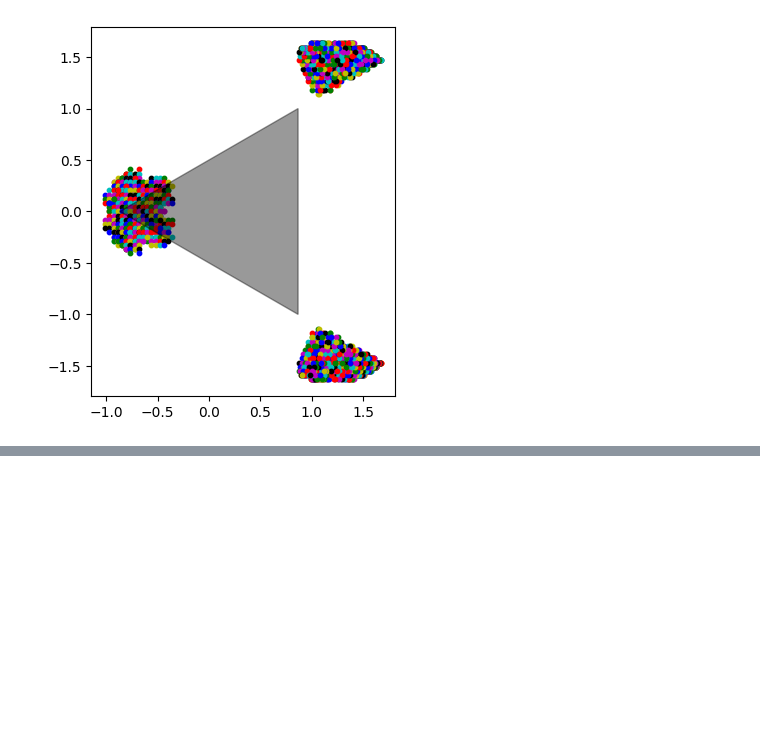
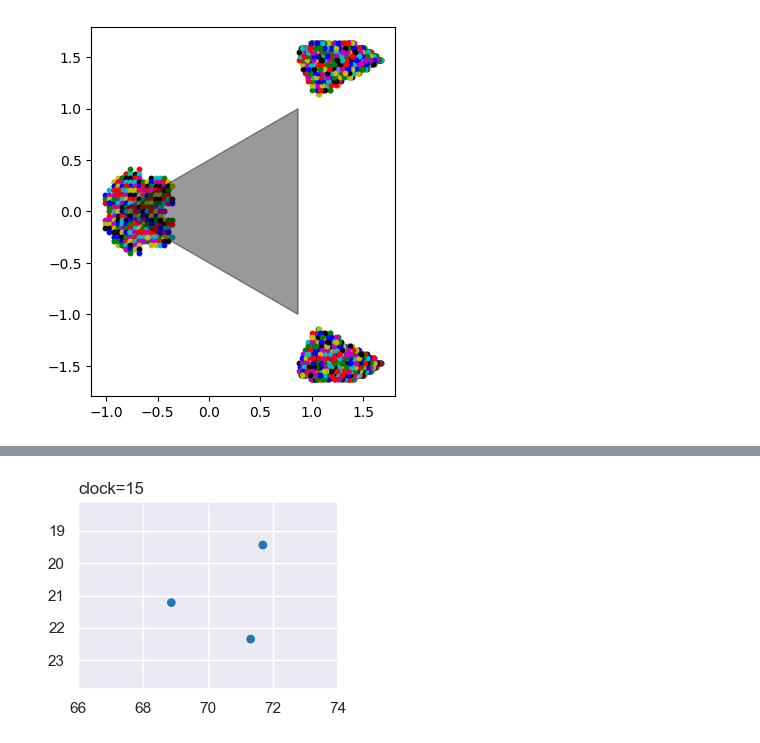
Before and after one commit to CarlKCarlK/perfect-physics, a Jupyter notebook: part_5_pydata.ipynb, the cells around one changed output, grey strips where cells are left out. Cells and saved outputs as stored; diff of their text form; code cells hidden in the pictures; blank space fills up the shorter version.

```diff
--- a/part_5_pydata.ipynb
+++ b/part_5_pydata.ipynb
@@ -535,0 +613,4 @@ tan (375, 6)
+# %%
+figures[1]
+# %% [output]
+[figure, added]
```
Also changed, not shown: parts of 3 cells of this notebook, 10 other files.
